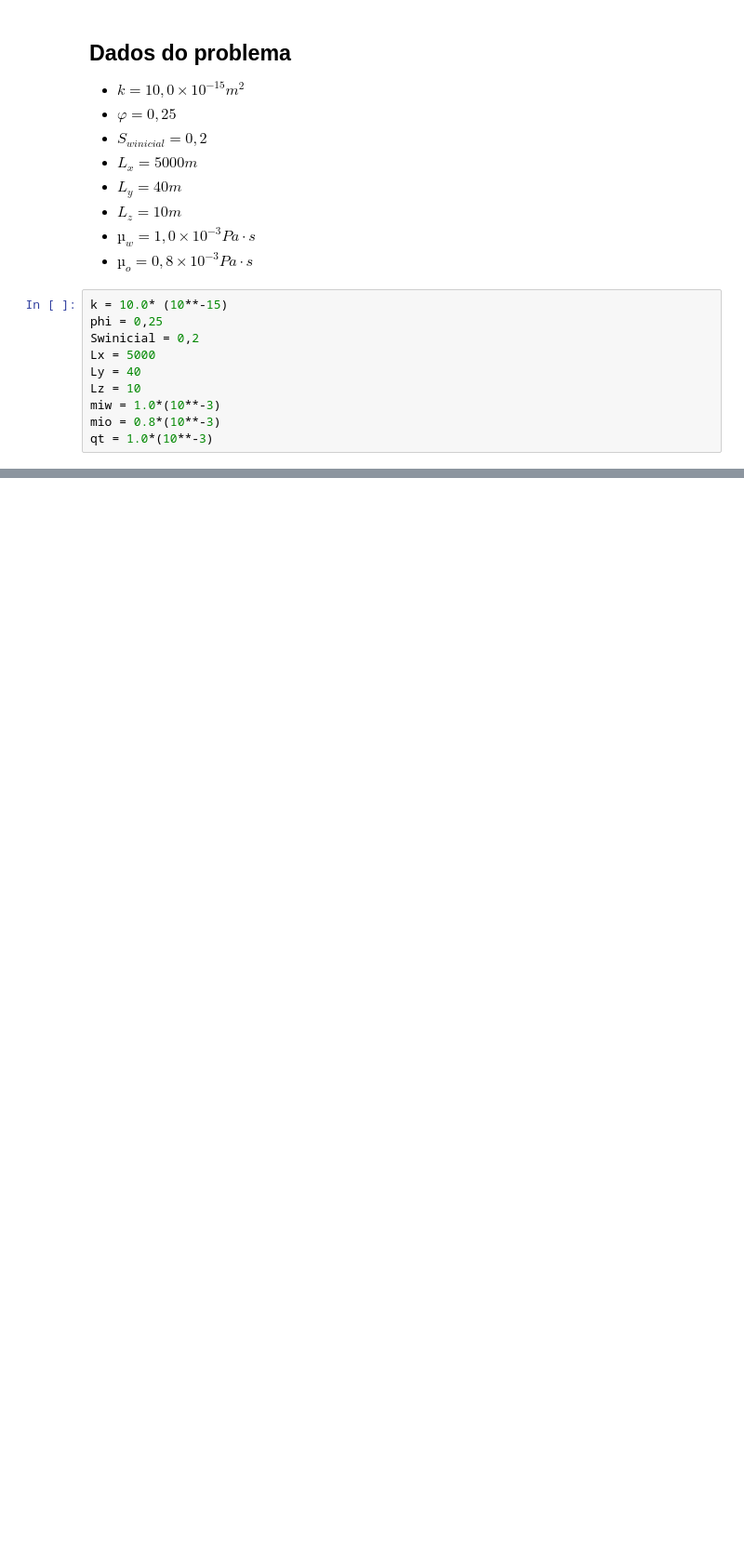
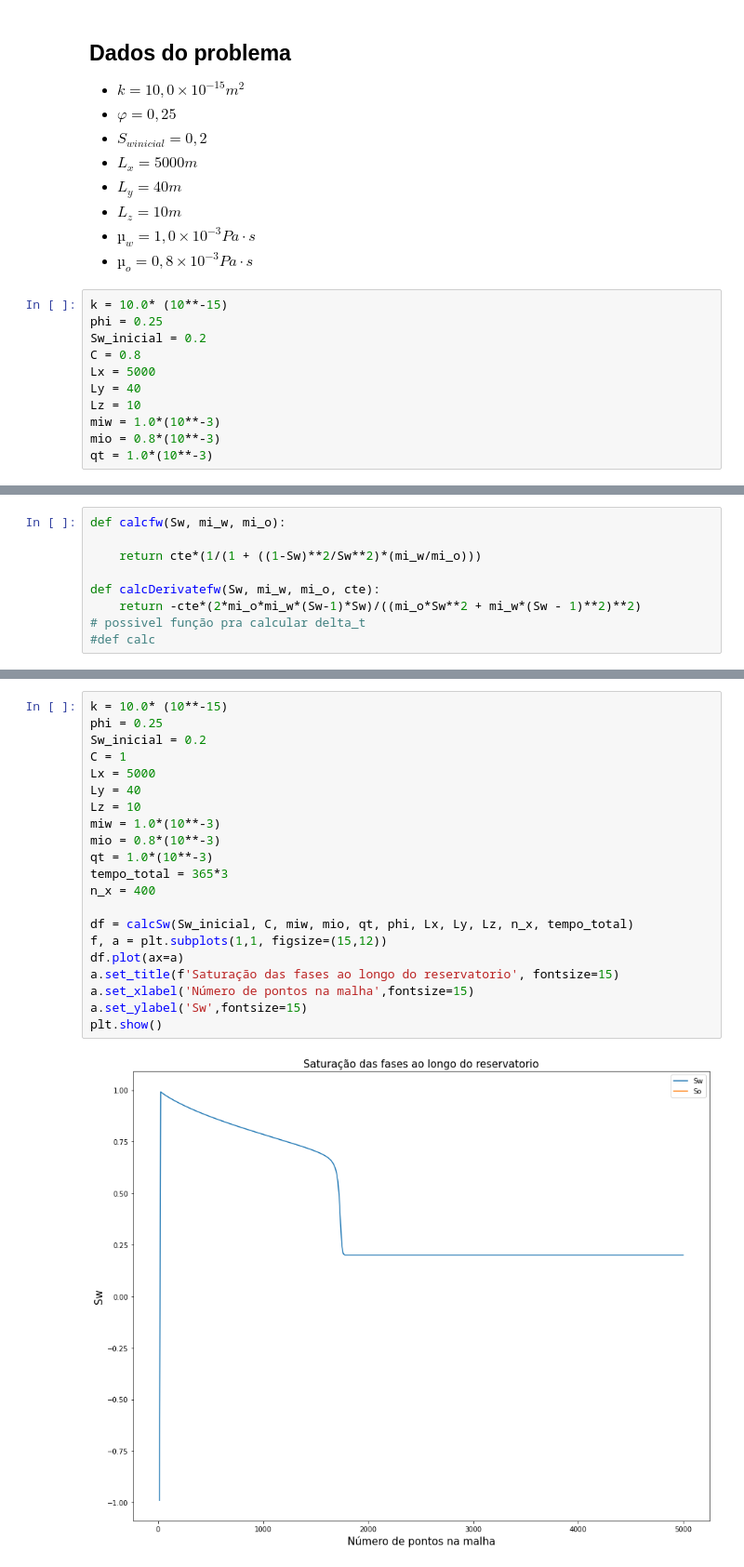
Before and after one commit to harduim300/Trab1SimuladoresReservatorios, a Jupyter notebook: Trabalho2-SimulacaoDeReservatorios.ipynb, the cells around one changed output, grey strips where cells are left out. Shown at 93% size. Cells and saved outputs as stored; diff of their text form; blank space fills up the shorter version.

Commit message:
Update Trabalho2-SimulacaoDeReservatorios.ipynb
Atualizacoes do trabalho dia 30 de abril

```diff
--- a/Trabalho2-SimulacaoDeReservatorios.ipynb
+++ b/Trabalho2-SimulacaoDeReservatorios.ipynb
@@ -33,8 +32,9 @@ import seaborn as sns
 - ${µ}_{o} = 0,8 × {10}^{−3}Pa·s$
 # %%
 k = 10.0* (10**-15)
-phi = 0,25
-Swinicial = 0,2
+phi = 0.25
+Sw_inicial = 0.2
+C = 0.8
 Lx = 5000
 Ly = 40
 Lz = 10
@@ -43,0 +48,9 @@ qt = 1.0*(10**-3)
+# %%
+def calcfw(Sw, mi_w, mi_o):
+
+    return cte*(1/(1 + ((1-Sw)**2/Sw**2)*(mi_w/mi_o)))
+
+def calcDerivatefw(Sw, mi_w, mi_o, cte):
+    return -cte*(2*mi_o*mi_w*(Sw-1)*Sw)/((mi_o*Sw**2 + mi_w*(Sw - 1)**2)**2)
+# possivel função pra calcular delta_t
+#def calc
@@ -43,0 +108,23 @@ qt = 1.0*(10**-3)
+# %%
+k = 10.0* (10**-15)
+phi = 0.25
+Sw_inicial = 0.2
+C = 1
+Lx = 5000
+Ly = 40
+Lz = 10
+miw = 1.0*(10**-3)
+mio = 0.8*(10**-3)
+qt = 1.0*(10**-3)
+tempo_total = 365*3
+n_x = 400
+
+df = calcSw(Sw_inicial, C, miw, mio, qt, phi, Lx, Ly, Lz, n_x, tempo_total)
+f, a = plt.subplots(1,1, figsize=(15,12))
+df.plot(ax=a)
+a.set_title(f'Saturação das fases ao longo do reservatorio', fontsize=15)
+a.set_xlabel('Número de pontos na malha',fontsize=15)
+a.set_ylabel('Sw',fontsize=15)
+plt.show()
+# %% [output]
+[figure, added]
```
Also changed, not shown: parts of 8 cells of this notebook.
